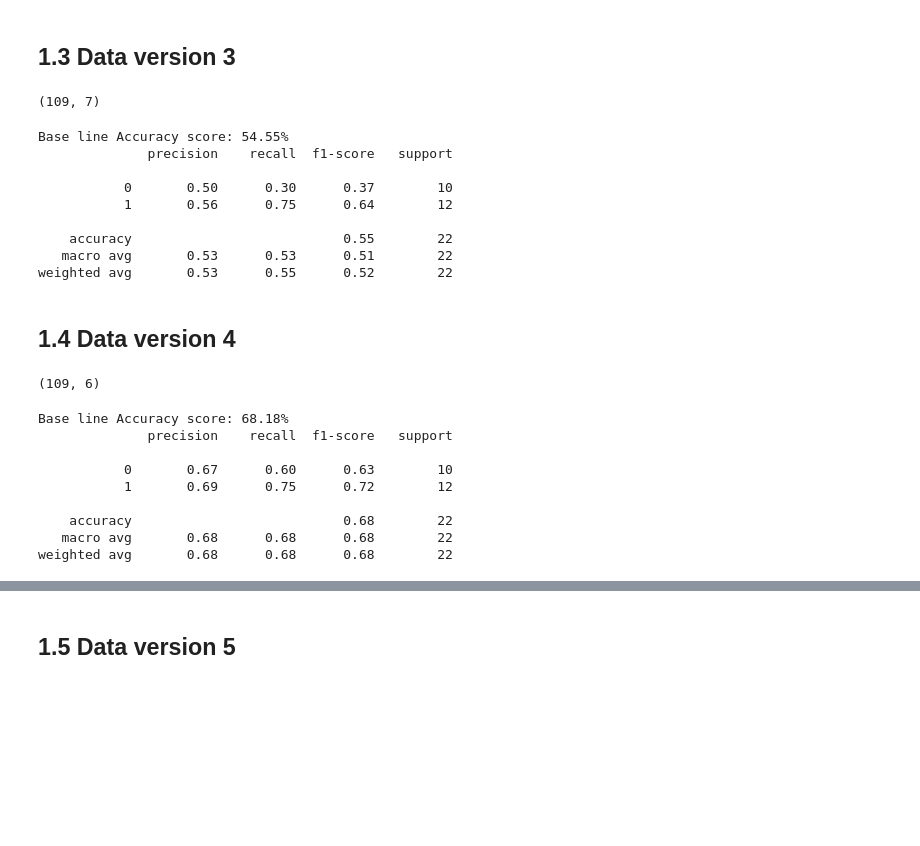
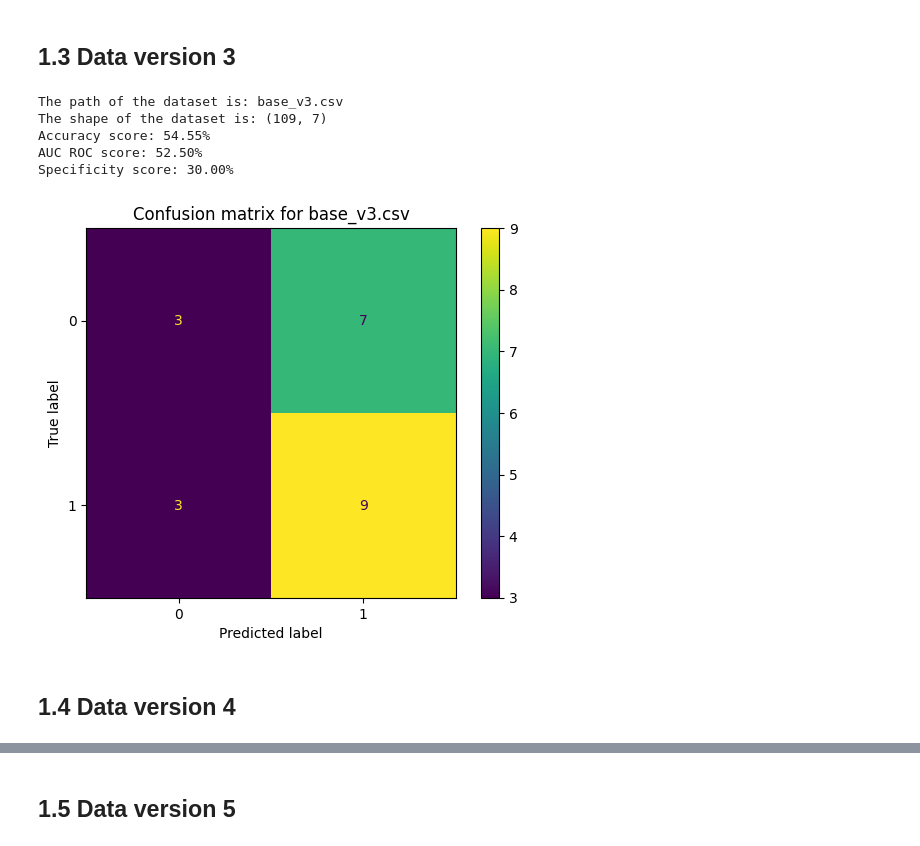
Before and after one commit to joaothomazlemos/4AVbJnW3rbsWDNP8, a Jupyter notebook: 02_baseline_model.ipynb, the cells around one changed output, grey strips where cells are left out. Drawn from its saved outputs; the diff is of its cells as text; code cells hidden in the pictures; blank space fills up the shorter version.

```diff
--- a/02_baseline_model.ipynb
+++ b/02_baseline_model.ipynb
@@ -201,68 +144,17 @@ Okay, not good to try and remove features that are bad correlated with target. (
 # %% [markdown]
 ## 1.3 Data version 3
-# %%
-#importing data
-df= pd.read_csv('data/base_v3.csv')
-
-#splitting data into 80% train and 20% test
-X = df.drop(columns=['Y'])
-y = df['Y']
-
-X_train, X_test, y_train, y_test = train_test_split(X, y, test_size=0.2, random_state=42)
-
-df.shape
-# %% [output]
-(109, 7)
-# %%
-LR = LogisticRegression(random_state=42)
-LR.fit(X_train, y_train)
-
-y_pred = LR.predict(X_test)
-
-print('Base line Accuracy score: {:.2%} '.format(accuracy_score(y_test, y_pred)))
-
-print(classification_report(y_test, y_pred))
-# %% [output]
-Base line Accuracy score: 54.55%
-              precision    recall  f1-score   support
-
-           0       0.50      0.30      0.37        10
-           1       0.56      0.75      0.64        12
-
-    accuracy                           0.55        22
-   macro avg       0.53      0.53      0.51        22
-weighted avg       0.53      0.55      0.52        22
+# %%
+#importing data
+patch = 'data/base_v3.csv'
+
+#calling the function
+model_evaluation(patch, model)
+# %% [output]
+The path of the dataset is: base_v3.csv
+The shape of the dataset is: (109, 7)
+Accuracy score: 54.55%
+AUC ROC score: 52.50%
+Specificity score: 30.00%
+[figure, added]
 # %% [markdown]
 ## 1.4 Data version 4
-# %%
-#importing data
-df= pd.read_csv('data/base_v4.csv')
-
-#splitting data into 80% train and 20% test
-X = df.drop(columns=['Y'])
-y = df['Y']
-
-X_train, X_test, y_train, y_test = train_test_split(X, y, test_size=0.2, random_state=42)
-
-df.shape
-# %% [output]
-(109, 6)
-# %%
-LR = LogisticRegression(random_state=42)
-LR.fit(X_train, y_train)
-
-y_pred = LR.predict(X_test)
-
-print('Base line Accuracy score: {:.2%} '.format(accuracy_score(y_test, y_pred)))
-
-print(classification_report(y_test, y_pred))
-# %% [output]
-Base line Accuracy score: 68.18%
-              precision    recall  f1-score   support
-
-           0       0.67      0.60      0.63        10
-           1       0.69      0.75      0.72        12
-
-    accuracy                           0.68        22
-   macro avg       0.68      0.68      0.68        22
-weighted avg       0.68      0.68      0.68        22
```
Also changed, not shown: parts of 39 cells of this notebook, 2 other files.
